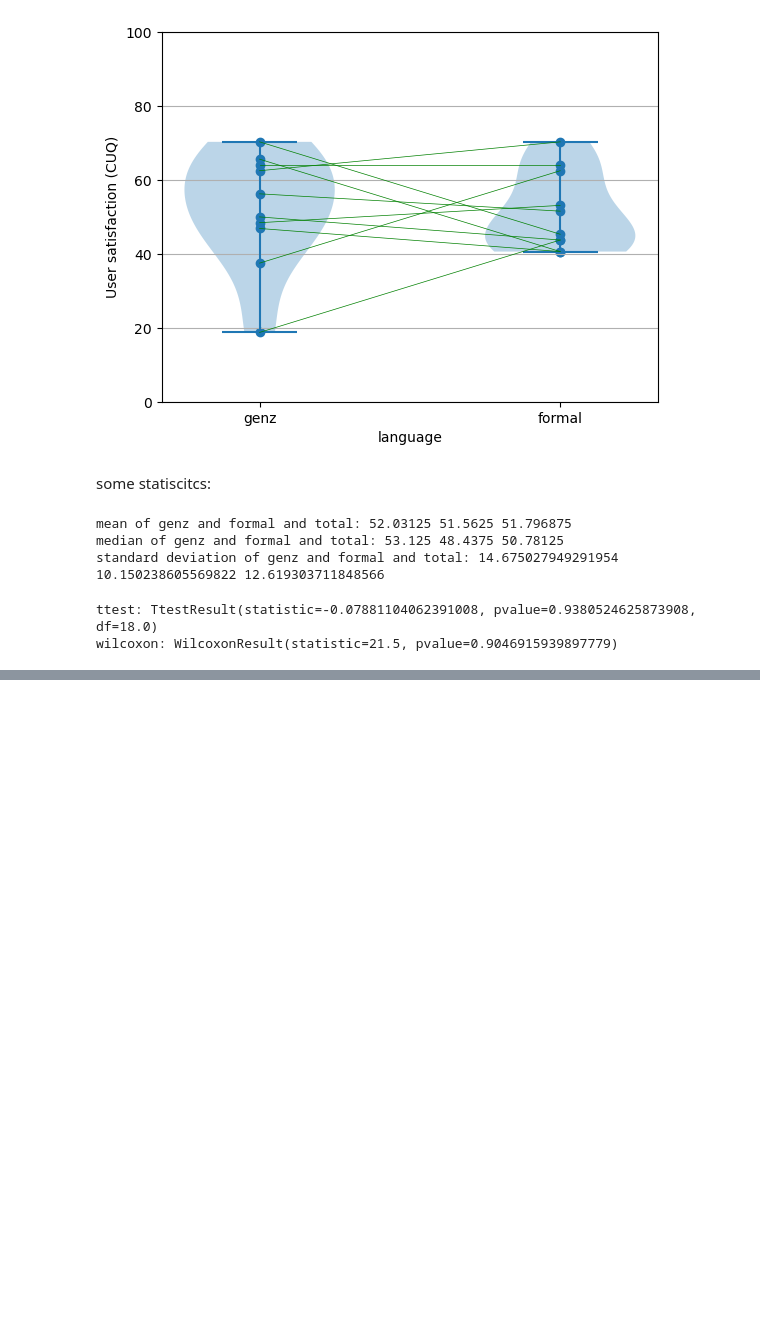
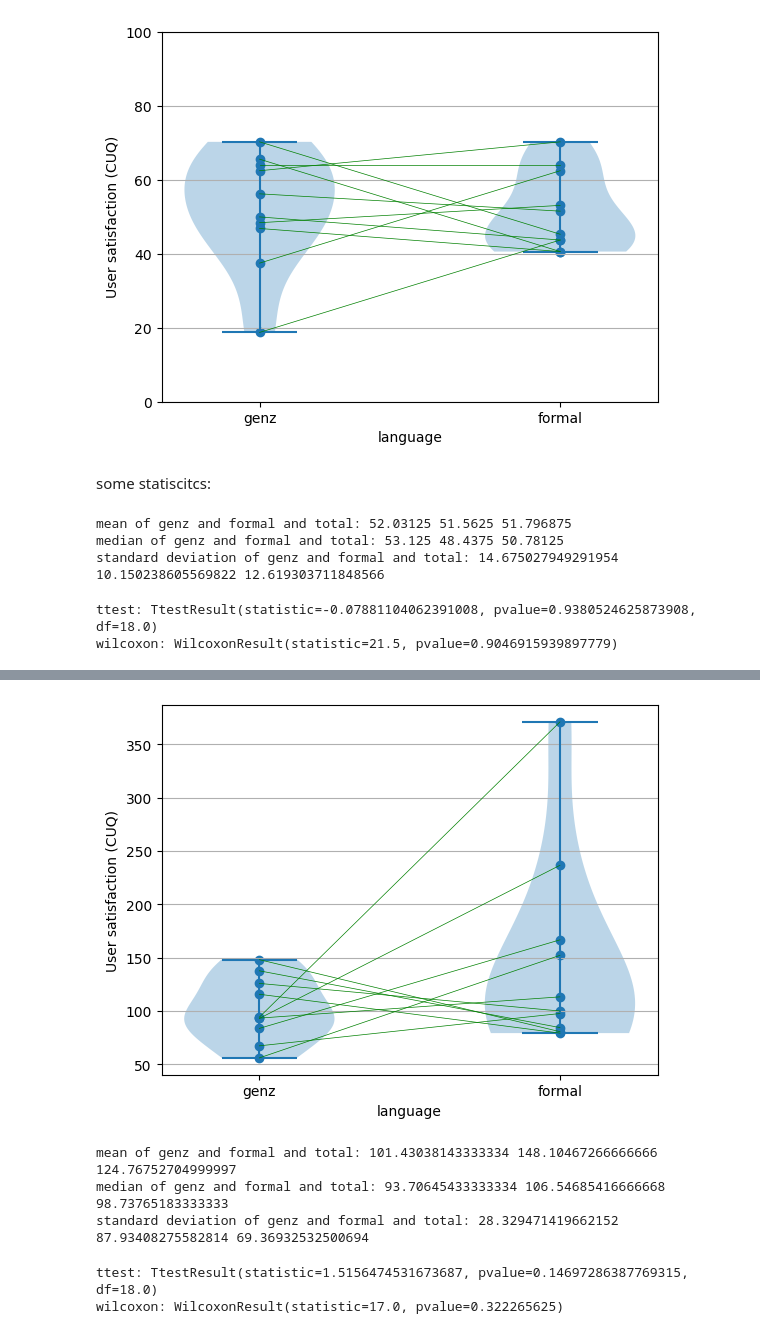
Before and after one commit to annebelleo/MAIR-group12, a Jupyter notebook: src/eval_user_data.ipynb, the cells around one changed output, grey strips where cells are left out. Cells and saved outputs as stored; diff of their text form; code cells hidden in the pictures; blank space fills up the shorter version.

```diff
--- a/src/eval_user_data.ipynb
+++ b/src/eval_user_data.ipynb
@@ -313,0 +336,43 @@ wilcoxon: WilcoxonResult(statistic=21.5, pvalue=0.9046915939897779)
+# %%
+import pandas as pd
+import numpy as np
+import matplotlib.pyplot as plt
+import matplotlib.lines as lines
+
+
+fig, axes = plt.subplots()
+time_df_languages = pd.DataFrame({"formal": df[df["language"].str.match("formal")]["time"].values,
+                          "genz": df[df["language"].str.match("genz")]["time"].values })
+axes.scatter(data=df, x="language", y="time")
+axes.violinplot(dataset = time_df_languages, positions=[1,0])
+axes.set_title('')
+axes.yaxis.grid(True)
+axes.set_xlabel('language')
+axes.set_ylabel('User satisfaction (CUQ)')
+dots = axes.collections[0].get_offsets()
+for dot_index in range(int(len(dots) / 2)):
+    line = lines.Line2D([ 0,1], [dots[dot_index][1],dots[dot_index + int(len(dots) / 2)][1]],
+                     color='green', linestyle='-', linewidth=0.5)
+
+    axes.add_line(line)
+
+#ax = df.plot.scatter(x='language', y='CUQ', style='b')
+plt.show()
+# %% [output]
+[figure, added]
+# %%
+total = pd.concat([time_df_languages["genz"],time_df_languages["formal"]])
+print("mean of genz and formal and total:", np.mean(time_df_languages["genz"]), np.mean(time_df_languages["formal"]), np.mean(total))
+print("median of genz and formal and total:", np.median(time_df_languages["genz"]), np.median(time_df_languages["formal"]), np.median(total))
+print("standard deviation of genz and formal and total:", np.std(time_df_languages["genz"]), np.std(time_df_languages["formal"]), np.std(total))
+# %% [output]
+mean of genz and formal and total: 101.43038143333334 148.10467266666666 124.76752704999997
+median of genz and formal and total: 93.70645433333334 106.54685416666668 98.73765183333333
+standard deviation of genz and formal and total: 28.329471419662152 87.93408275582814 69.36932532500694
+# %%
+import scipy.stats as stats
+print("ttest:" , stats.ttest_ind(a = time_df_languages["formal"], b= time_df_languages["genz"]))
+print("wilcoxon:" , stats.wilcoxon(x = time_df_languages["formal"], y= time_df_languages["genz"]))
+# %% [output]
+ttest: TtestResult(statistic=1.5156474531673687, pvalue=0.14697286387769315, df=18.0)
+wilcoxon: WilcoxonResult(statistic=17.0, pvalue=0.322265625)
```
Also changed, not shown: parts of 8 cells of this notebook.
